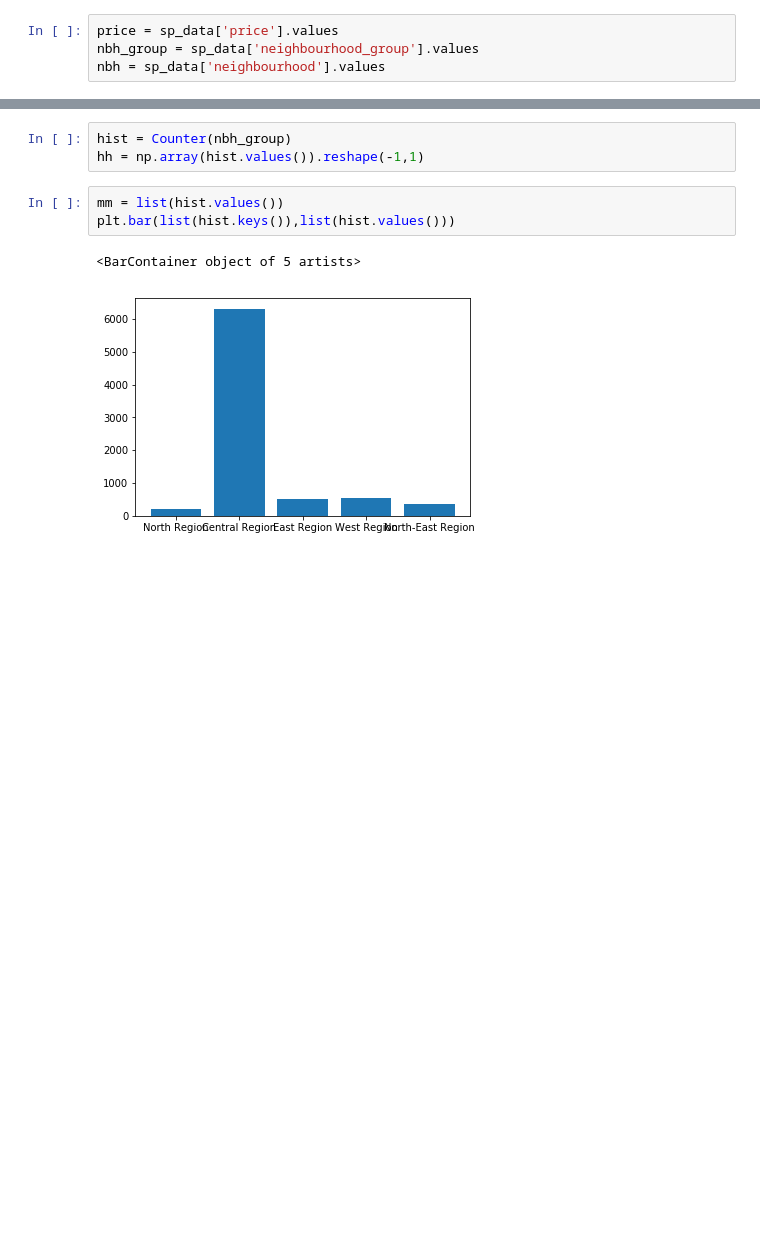
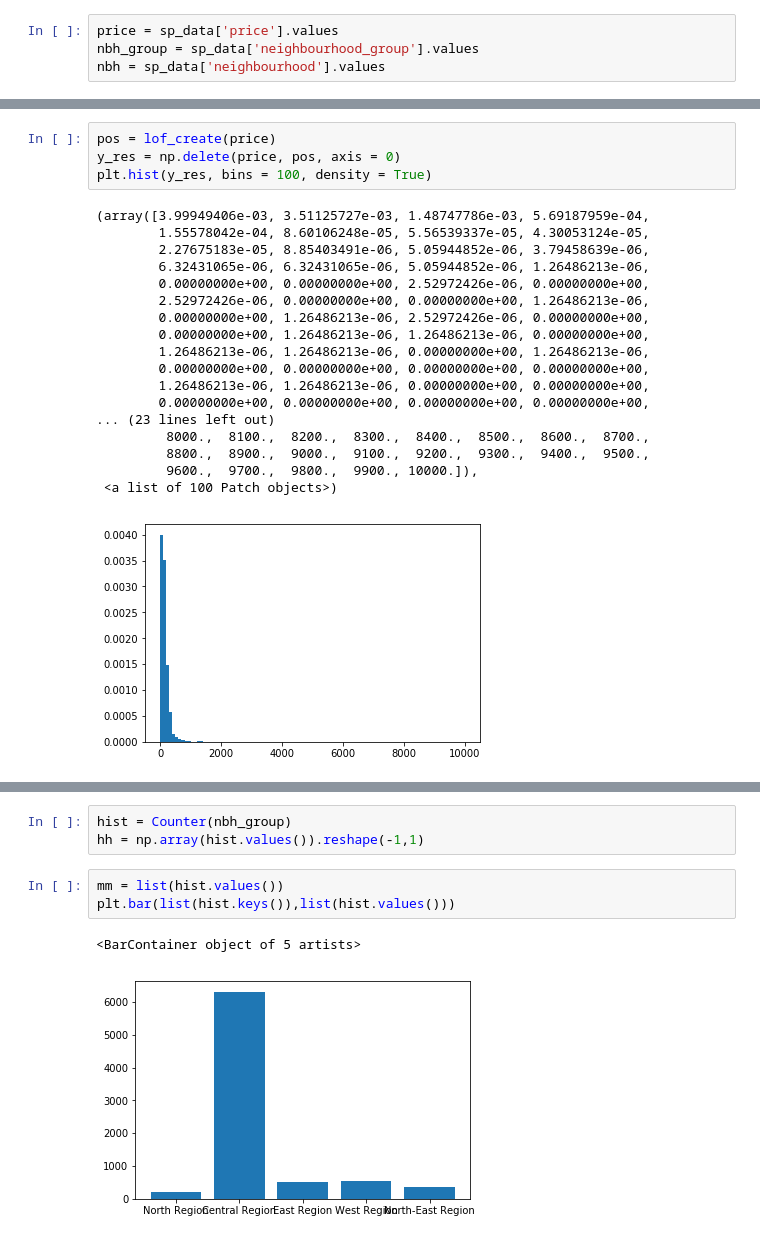
Before and after one commit to ReBachtr/Airbnb_data_analysis, a Jupyter notebook: code/singapore_main.ipynb, the cells around one changed output, grey strips where cells are left out. Cells and saved outputs as stored; diff of their text form; blank space fills up the shorter version.

```diff
--- a/code/singapore_main.ipynb
+++ b/code/singapore_main.ipynb
@@ -48,0 +75,23 @@ nbh = sp_data['neighbourhood'].values
+# %%
+pos = lof_create(price)
+y_res = np.delete(price, pos, axis = 0)
+plt.hist(y_res, bins = 100, density = True)
+# %% [output]
+(array([3.99949406e-03, 3.51125727e-03, 1.48747786e-03, 5.69187959e-04,
+        1.55578042e-04, 8.60106248e-05, 5.56539337e-05, 4.30053124e-05,
+        2.27675183e-05, 8.85403491e-06, 5.05944852e-06, 3.79458639e-06,
+        6.32431065e-06, 6.32431065e-06, 5.05944852e-06, 1.26486213e-06,
+        0.00000000e+00, 0.00000000e+00, 2.52972426e-06, 0.00000000e+00,
+        2.52972426e-06, 0.00000000e+00, 0.00000000e+00, 1.26486213e-06,
+        0.00000000e+00, 1.26486213e-06, 2.52972426e-06, 0.00000000e+00,
+        0.00000000e+00, 1.26486213e-06, 1.26486213e-06, 0.00000000e+00,
+        1.26486213e-06, 1.26486213e-06, 0.00000000e+00, 1.26486213e-06,
+        0.00000000e+00, 0.00000000e+00, 0.00000000e+00, 0.00000000e+00,
+        1.26486213e-06, 1.26486213e-06, 0.00000000e+00, 0.00000000e+00,
+        0.00000000e+00, 0.00000000e+00, 0.00000000e+00, 0.00000000e+00,
+... (23 lines left out)
+         8000.,  8100.,  8200.,  8300.,  8400.,  8500.,  8600.,  8700.,
+         8800.,  8900.,  9000.,  9100.,  9200.,  9300.,  9400.,  9500.,
+         9600.,  9700.,  9800.,  9900., 10000.]),
+ <a list of 100 Patch objects>)
+[figure, added]
```
Also changed, not shown: parts of 7 cells of this notebook, 1 other file.
